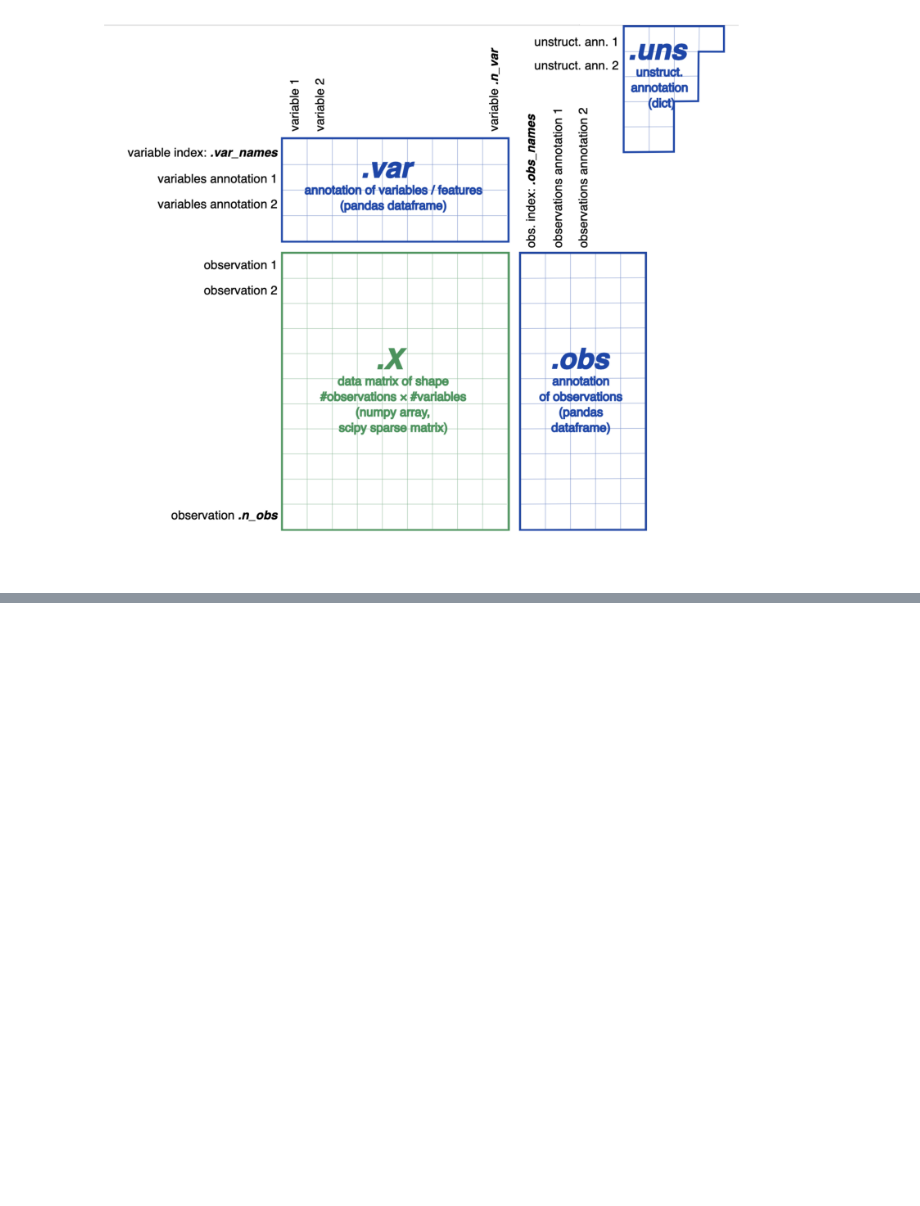
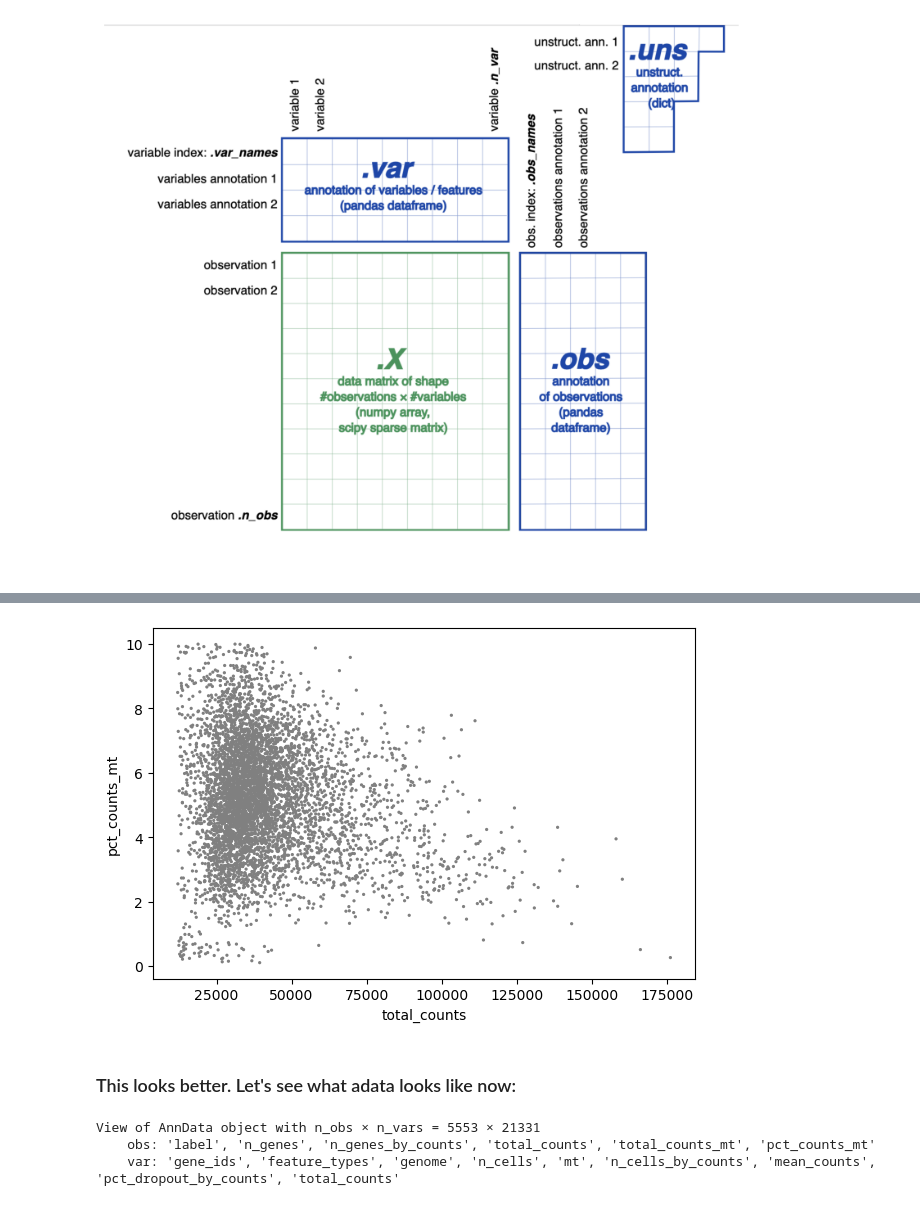
Before and after one commit to warmflasha/LecturesF23, a Jupyter notebook: Lecture11.ipynb, the cells around one changed output, grey strips where cells are left out. Drawn from its saved outputs; the diff is of its cells as text; code cells hidden in the pictures; blank space fills up the shorter version.

```diff
--- a/Lecture11.ipynb
+++ b/Lecture11.ipynb
@@ -39,0 +198,14 @@ plt.axis('off'); # don't show the axes around the image
+# %%
+adata = adata[adata.obs["total_counts"] > 12000,:]
+# %%
+sc.pl.scatter(adata,x='total_counts',y='pct_counts_mt')
+# %% [output]
+[figure, added]
+# %% [markdown]
+### This looks better. Let's see what adata looks like now:
+# %%
+adata
+# %% [output]
+View of AnnData object with n_obs × n_vars = 5553 × 21331
+    obs: 'label', 'n_genes', 'n_genes_by_counts', 'total_counts', 'total_counts_mt', 'pct_counts_mt'
+    var: 'gene_ids', 'feature_types', 'genome', 'n_cells', 'mt', 'n_cells_by_counts', 'mean_counts', 'pct_dropout_by_counts', 'total_counts'
```
Also changed, not shown: parts of 68 cells of this notebook, 3 other files.
